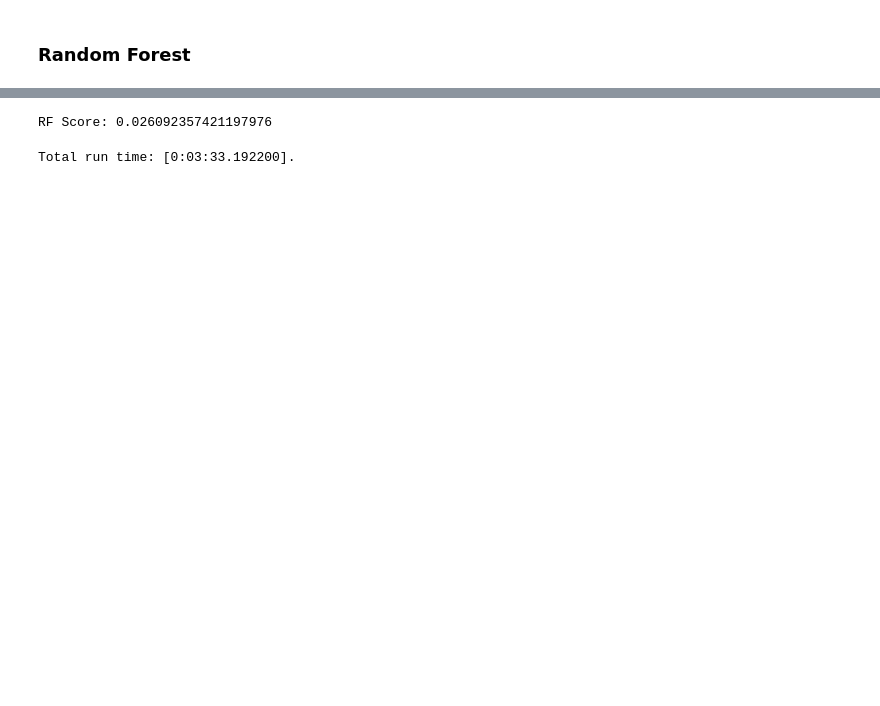
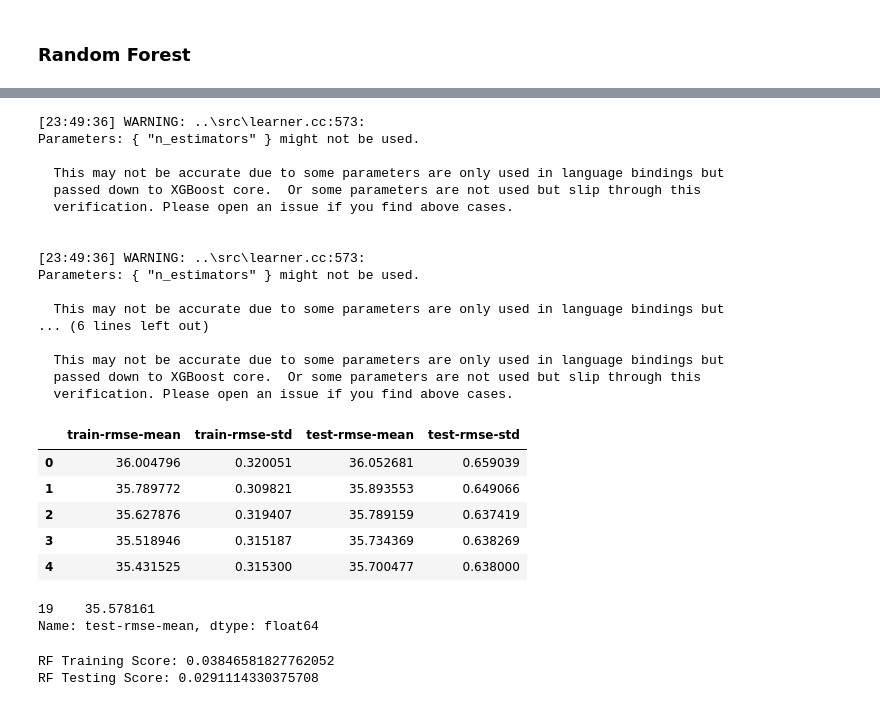
Before and after one commit to elslb/airline_delay_project, a Jupyter notebook: kevin_randomforest.ipynb, the cells around one changed output, grey strips where cells are left out. Saved outputs shown, nothing was run; the diff lists cells and outputs as text; code cells hidden in the pictures; blank space fills up the shorter version.

```diff
--- a/kevin_randomforest.ipynb
+++ b/kevin_randomforest.ipynb
@@ -248,8 +270,46 @@ Text(0, 0.5, 'Prediction')
+# %%
+data_dmatrix = xgb.DMatrix(data=X, label=y)
+
+params = {'n_estimators':300}
+
+cv_results = xgb.cv(
+    dtrain=data_dmatrix, params=params, nfold=3,
+    num_boost_round=50, early_stopping_rounds=10,
+    metrics='rmse', as_pandas=True, seed=123)
+
+cv_results.head()
+# %% [output]
+[23:49:36] WARNING: ..\src\learner.cc:573:
+Parameters: { "n_estimators" } might not be used.
+
+  This may not be accurate due to some parameters are only used in language bindings but
+  passed down to XGBoost core.  Or some parameters are not used but slip through this
+  verification. Please open an issue if you find above cases.
+
+
+[23:49:36] WARNING: ..\src\learner.cc:573:
+Parameters: { "n_estimators" } might not be used.
+
+  This may not be accurate due to some parameters are only used in language bindings but
+... (6 lines left out)
+
+  This may not be accurate due to some parameters are only used in language bindings but
+  passed down to XGBoost core.  Or some parameters are not used but slip through this
+  verification. Please open an issue if you find above cases.
+|  | train-rmse-mean | train-rmse-std | test-rmse-mean | test-rmse-std |
+| 0 | 36.004796 | 0.320051 | 36.052681 | 0.659039 |
+| 1 | 35.789772 | 0.309821 | 35.893553 | 0.649066 |
+| 2 | 35.627876 | 0.319407 | 35.789159 | 0.637419 |
+| 3 | 35.518946 | 0.315187 | 35.734369 | 0.638269 |
+| 4 | 35.431525 | 0.315300 | 35.700477 | 0.638000 |
+# %%
+print((cv_results['test-rmse-mean']).tail(1))
+# %% [output]
+19    35.578161
+Name: test-rmse-mean, dtype: float64
 # %%
-print(f'RF Score: {model.score(X_train, y_train)}')
+print(f'RF Training Score: {model.score(X_train, y_train)}')
+print(f'RF Testing Score: {model.score(X_test, y_test)}')
 # %% [output]
-RF Score: 0.026092357421197976
+RF Training Score: 0.03846581827762052
+RF Testing Score: 0.0291114330375708
-# %%
-print(f'Total run time: [{datetime.datetime.now() - startTime}].')
-# %% [output]
-Total run time: [0:03:33.192200].
```
Also changed, not shown: parts of 9 cells of this notebook, 1 other file.
